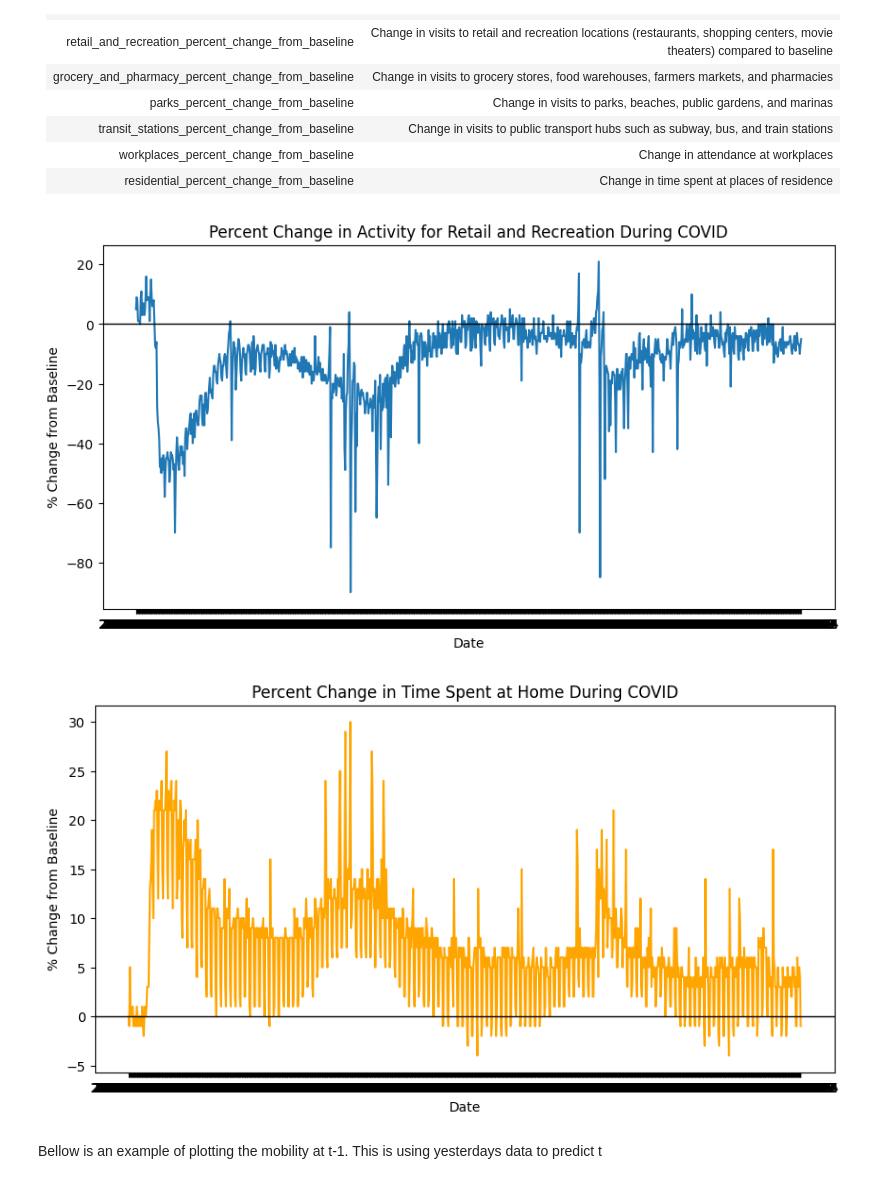
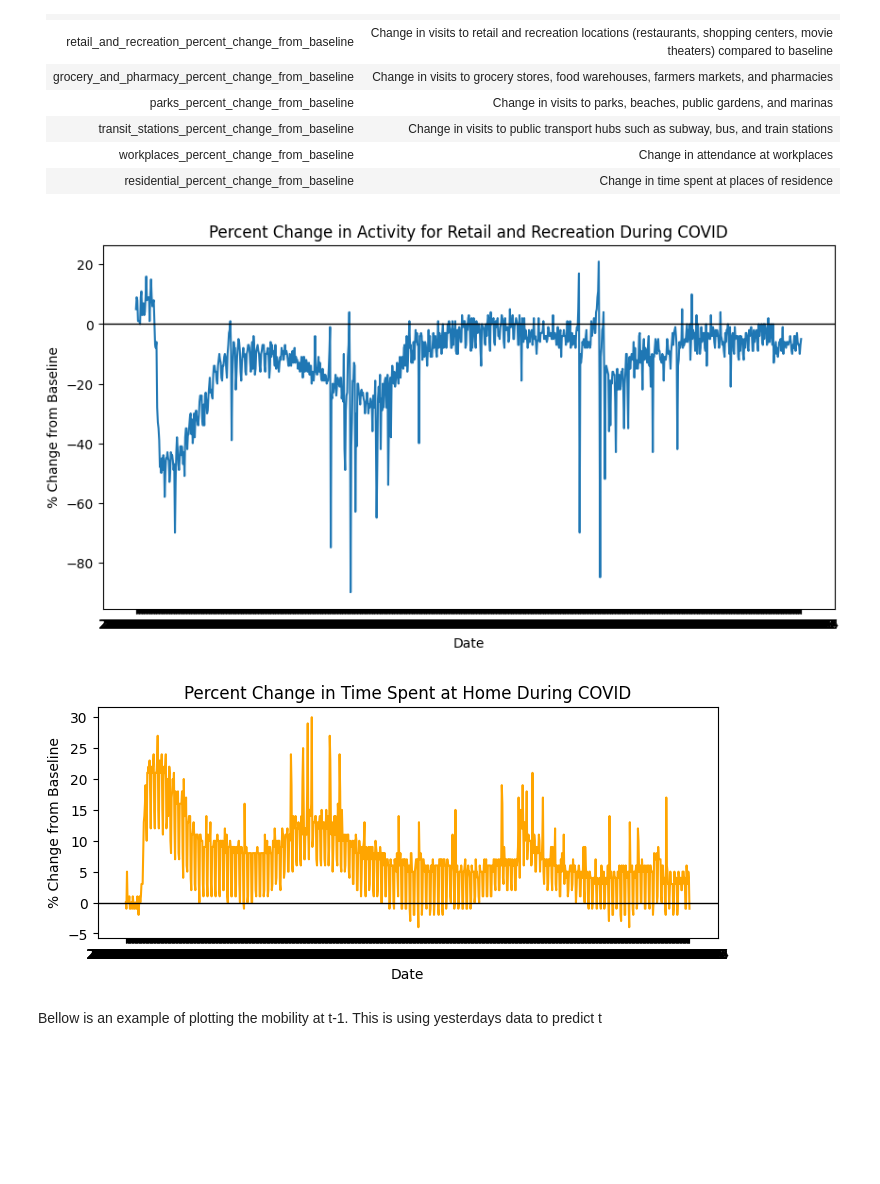
Before and after one commit to computationalUncertaintyLab/TSID, a Jupyter notebook: ch1.ipynb, the cells around one changed output. Drawn from its saved outputs; the diff is of its cells as text; code cells hidden in the pictures; blank space fills up the shorter version.

```diff
--- a/ch1.ipynb
+++ b/ch1.ipynb
@@ -332,30 +332,30 @@ print(pa_CM.head())  #look at the first 5 rows of CM
 # %%
 #--d
 import pandas as pd
 import matplotlib.pyplot as plt
 
 
 # a plot of one county time seires for two activities
 
 plt.figure(figsize=(10, 5))                                                                   ##Plot of Retail and Recreation Change
 plt.plot(pa_CM["date"],pa_CM["retail_and_recreation_percent_change_from_baseline"])
 plt.xlabel("Date")
 plt.ylabel("% Change from Baseline")
 plt.title("Percent Change in Activity for Retail and Recreation During COVID")
 plt.axhline(0, color="black", linewidth=1)
 plt.show()
 
 
-plt.figure (figsize=(10, 5))                                                     ## Plot of Time Spent at Home Percent Change
+plt.figure (figsize=(8, 3))                                                     ## Plot of Time Spent at Home Percent Change
 plt.plot(pa_CM["date"],pa_CM["residential_percent_change_from_baseline"], color = "orange")
 plt.xlabel("Date")
 plt.ylabel("% Change from Baseline")
 plt.title("Percent Change in Time Spent at Home During COVID")
 plt.axhline(0, color="black", linewidth=1)
 plt.show()
 # %% [output]
 [figure]
-[figure, old version]
+[figure, new version]
 # %% [markdown]
 Bellow is an example of plotting the mobility at t-1. This is using yesterdays data to predict t
 # %% [markdown]
```
Also changed, not shown: parts of 1 cell of this notebook.
